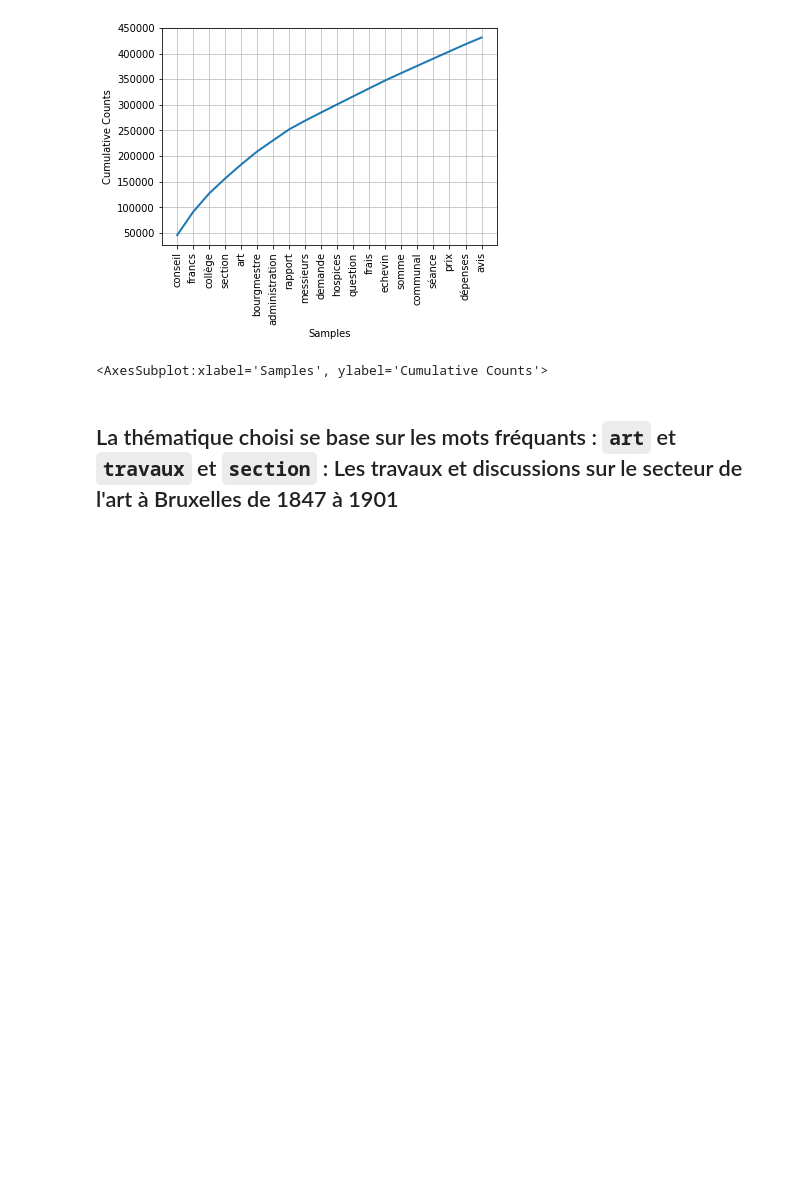
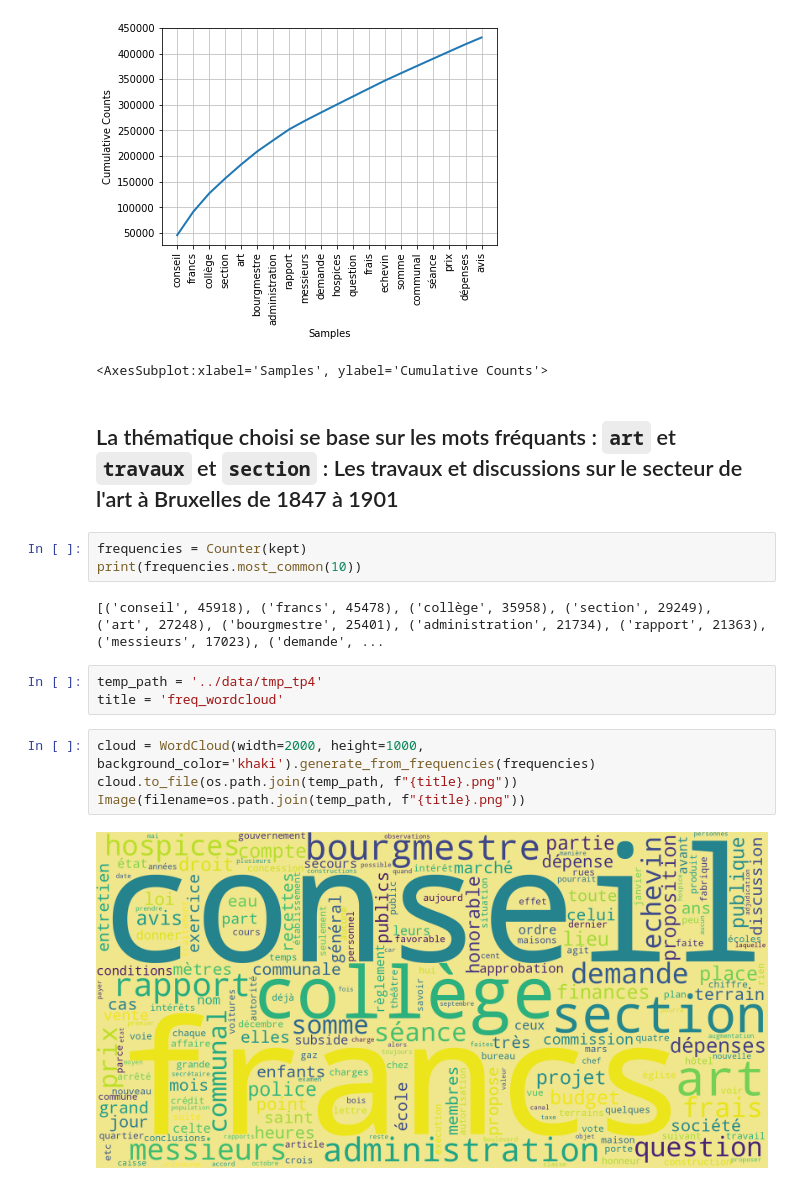
Before and after one commit to svalmara/tac, a Jupyter notebook: TP4/Choix_de_Thématique.ipynb, the cells around one changed output. Cells and saved outputs as stored; diff of their text form; blank space fills up the shorter version.

```diff
--- a/TP4/Choix_de_Thématique.ipynb
+++ b/TP4/Choix_de_Thématique.ipynb
@@ -200,3 +203,17 @@ fdist.plot(n, cumulative=True)
 <AxesSubplot:xlabel='Samples', ylabel='Cumulative Counts'>
 # %% [markdown]
 ## La thématique choisi se base sur les mots fréquants : `art` et `travaux` et `section` : Les travaux et discussions sur le secteur de l'art à Bruxelles de 1847 à 1901
+# %%
+frequencies = Counter(kept)
+print(frequencies.most_common(10))
+# %% [output]
+[('conseil', 45918), ('francs', 45478), ('collège', 35958), ('section', 29249), ('art', 27248), ('bourgmestre', 25401), ('administration', 21734), ('rapport', 21363), ('messieurs', 17023), ('demande', ...
+# %%
+temp_path = '../data/tmp_tp4'
+title = 'freq_wordcloud'
+# %%
+cloud = WordCloud(width=2000, height=1000, background_color='khaki').generate_from_frequencies(frequencies)
+cloud.to_file(os.path.join(temp_path, f"{title}.png"))
+Image(filename=os.path.join(temp_path, f"{title}.png"))
+# %% [output]
+[figure, added]
```
Also changed, not shown: parts of 2 cells of this notebook, 3 other files.
